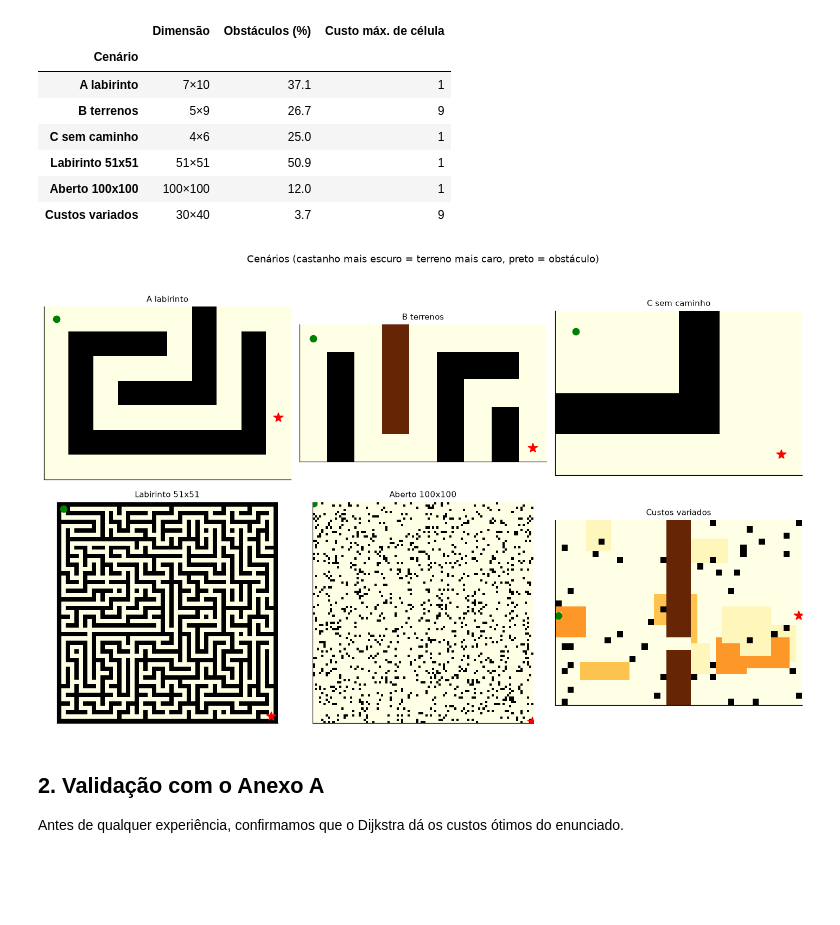
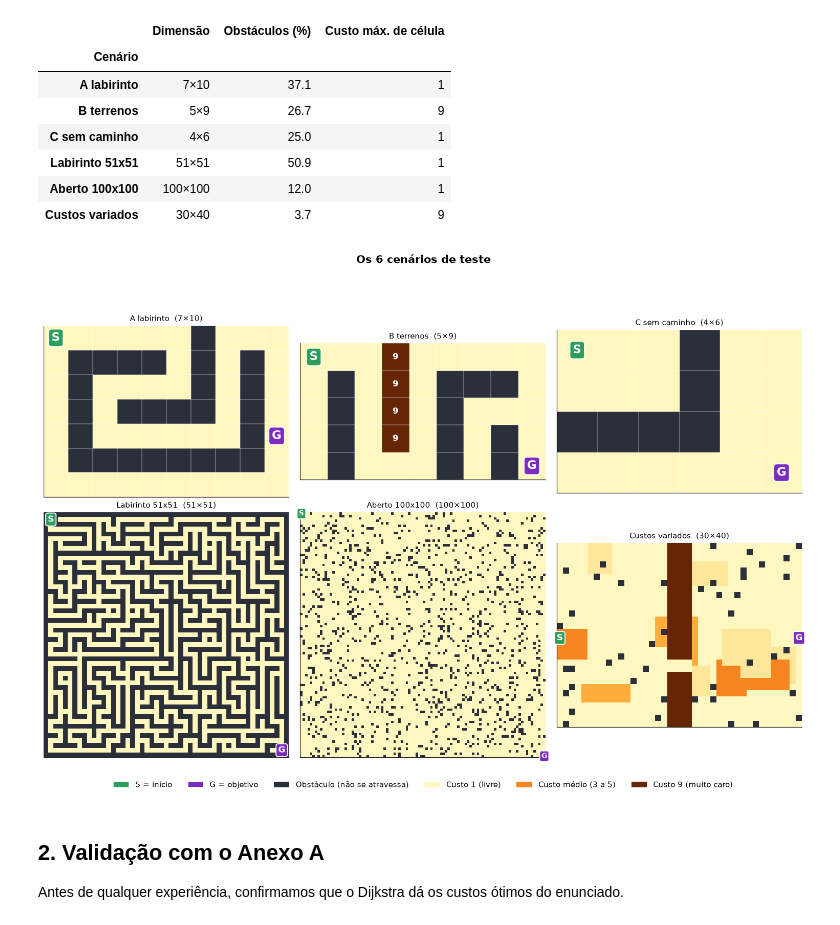
Before and after one commit to nadiabento/PathFinder-AI, a Jupyter notebook: notebooks/experiments.ipynb, the cells around one changed output. Drawn from its saved outputs; the diff is of its cells as text; code cells hidden in the pictures; blank space fills up the shorter version.

Commit message:
Executa o notebook e melhora a visualização dos cenários

```diff
--- a/notebooks/experiments.ipynb
+++ b/notebooks/experiments.ipynb
@@ -103,14 +104,11 @@ pd.DataFrame([{
 | Aberto 100x100 | 100×100 | 12.0 | 1 |
 | Custos variados | 30×40 | 3.7 | 9 |
 # %%
-fig, axs = plt.subplots(2, 3, figsize=(13, 8))
-for ax, (nome, g) in zip(axs.ravel(), cenarios.items()):
-    mostrar(g, None, None, g.start, g.goal, nome, ax)
-fig.suptitle("Cenários (castanho mais escuro = terreno mais caro, preto = obstáculo)", y=1.0)
-fig.tight_layout()
+fig = mostrar_cenarios(cenarios)
+fig.savefig("../results/figures/cenarios.png", dpi=150)
 plt.show()
 # %% [output]
-[figure, old version]
+[figure, new version]
 # %% [markdown]
 ## 2. Validação com o Anexo A
 
```
Also changed, not shown: parts of 6 cells of this notebook, 6 other files.
